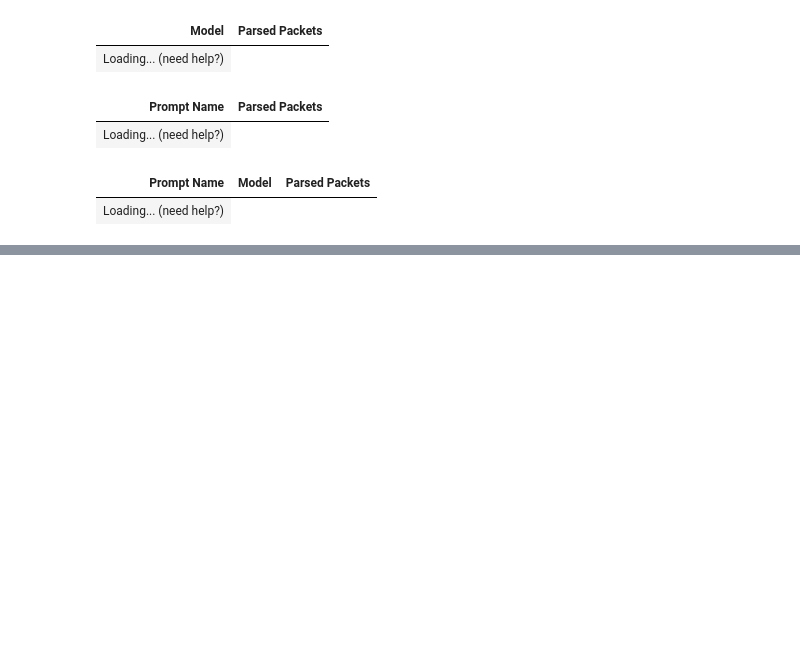
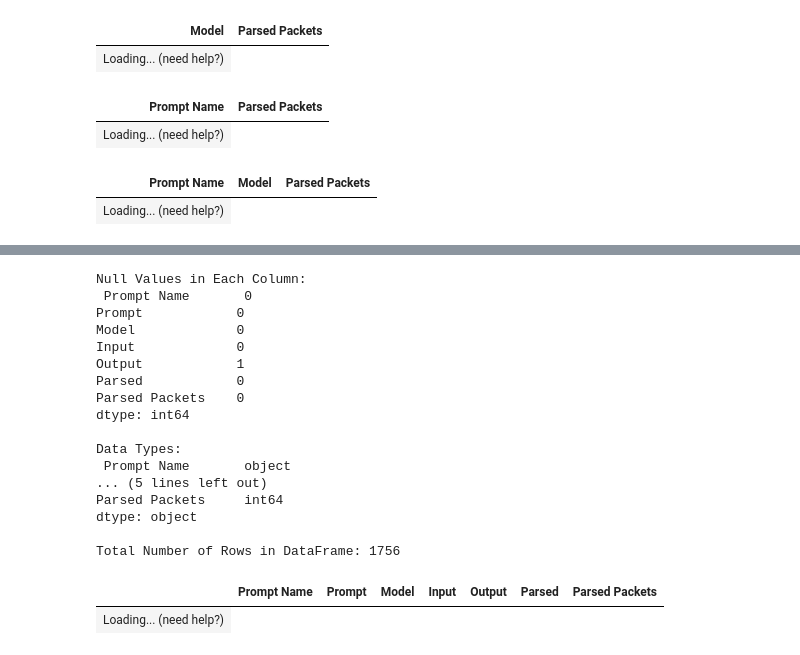
Before and after one commit to aapon00/NetSim2022, a Jupyter notebook: llm/new-network-gen.ipynb, the cells around one changed output, grey strips where cells are left out. Cells and saved outputs as stored; diff of their text form; code cells hidden in the pictures; blank space fills up the shorter version.

```diff
--- a/llm/new-network-gen.ipynb
+++ b/llm/new-network-gen.ipynb
@@ -289,6 +289,6 @@ df.to_json("data/output-new.json", orient="records", indent=4) """
 # %%
 # load data with pandas
-df = pd.read_json("data/output-new.json")
+df = pd.read_csv("data/output.csv")
 import ipywidgets as widgets
 from ipywidgets import interact, interact_manual
 from itables import show
@@ -406,6 +414,3 @@ show(df[["Parsed Packets", "Prompt Name", "Model"]].groupby(["Prompt Name", "Mod
 | Loading... (need help?) |
 | Prompt Name | Model | Parsed Packets |
 | Loading... (need help?) |
-# %%
-# Convert Input back to NetworkPacket objects
-df["Input"] = df["Input"].apply(lambda x: [NetworkPacket(**packet) for packet in x])
@@ -412 +420,37 @@ df["Input"] = df["Input"].apply(lambda x: [NetworkPacket(**packet) for packet in
+# %%
+
+# 1. Check for Null Values
+print("Null Values in Each Column:\n", df.isnull().sum())
+
+# 2. Inspect Data Types
+print("\nData Types:\n", df.dtypes)
+
+# 4. Row Count Verification
+print("\nTotal Number of Rows in DataFrame:", len(df))
+
+# return the ones with nulls
+show(df[df.isnull().any(axis=1)])
+
+# drop the ones with nulls
+df = df.dropna()
+# %% [output]
+Null Values in Each Column:
+ Prompt Name       0
+Prompt            0
+Model             0
+Input             0
+Output            1
+Parsed            0
+Parsed Packets    0
+dtype: int64
+
+Data Types:
+ Prompt Name       object
+... (5 lines left out)
+Parsed Packets     int64
+dtype: object
+
+Total Number of Rows in DataFrame: 1756
+|  | Prompt Name | Prompt | Model | Input | Output | Parsed | Parsed Packets |
+| Loading... (need help?) |
 # %%
```
Also changed, not shown: parts of 7 cells of this notebook, 4 other files.
